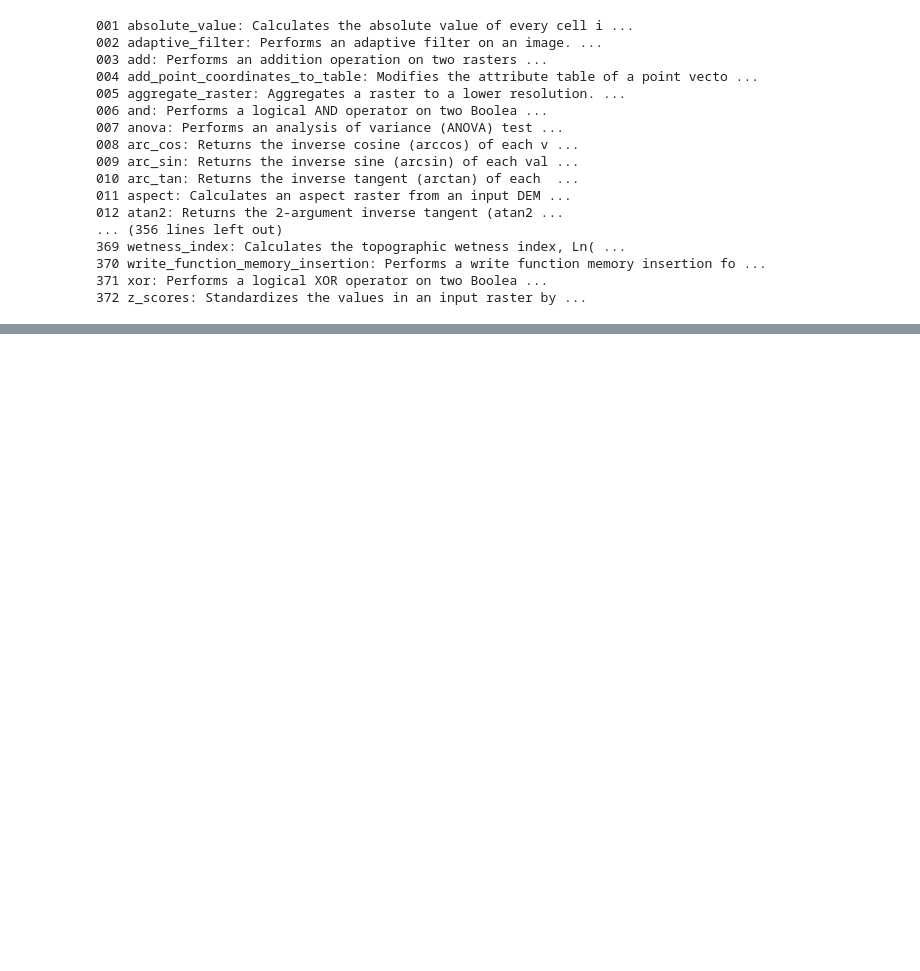
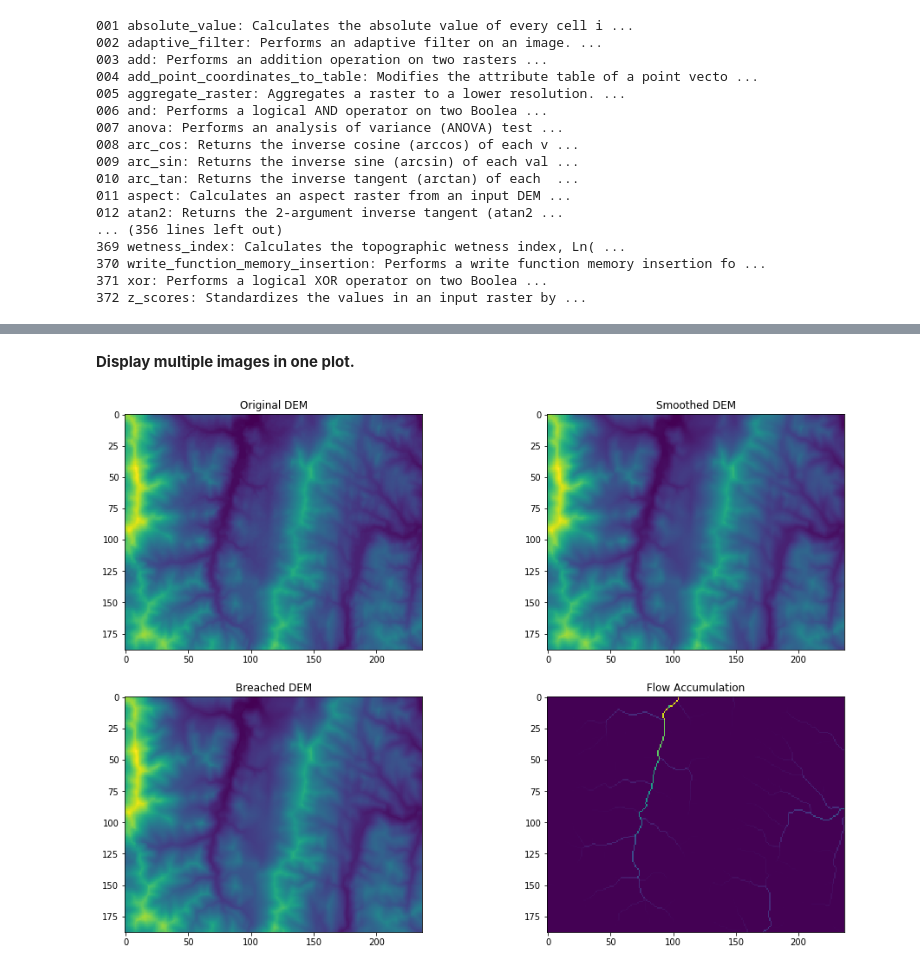
Before and after one commit to opengeos/whitebox-python, a Jupyter notebook: examples/whitebox.ipynb, the cells around one changed output, grey strips where cells are left out. Saved outputs shown, nothing was run; the diff lists cells and outputs as text; code cells hidden in the pictures; blank space fills up the shorter version.

```diff
--- a/examples/whitebox.ipynb
+++ b/examples/whitebox.ipynb
@@ -173 +344,30 @@ for index, tool in enumerate(all_tools):
+# %%
+original = imageio.imread(os.path.join(data_dir, 'DEM.tif'))
+smoothed = imageio.imread(os.path.join(data_dir, 'smoothed.tif'))
+breached = imageio.imread(os.path.join(data_dir, 'breached.tif'))
+flow_accum = imageio.imread(os.path.join(data_dir, 'flow_accum.tif'))
+# %% [markdown]
+**Display multiple images in one plot.**
+# %%
+fig=plt.figure(figsize=(16,11))
+
+ax1 = fig.add_subplot(2, 2, 1)
+ax1.set_title('Original DEM')
+plt.imshow(original)
+
+ax2 = fig.add_subplot(2, 2, 2)
+ax2.set_title('Smoothed DEM')
+plt.imshow(smoothed)
+
+ax3 = fig.add_subplot(2, 2, 3)
+ax3.set_title('Breached DEM')
+plt.imshow(breached)
+
+ax4 = fig.add_subplot(2, 2, 4)
+ax4.set_title('Flow Accumulation')
+plt.imshow(flow_accum)
+
+plt.show()
+# %% [output]
+[figure, added]
 # %% [markdown]
```
Also changed, not shown: parts of 49 cells of this notebook, 2 other files.
